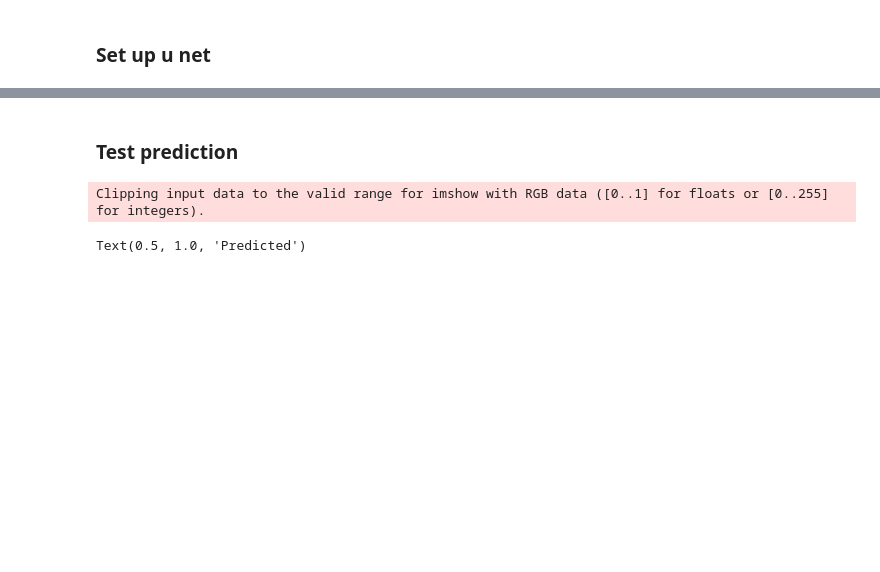
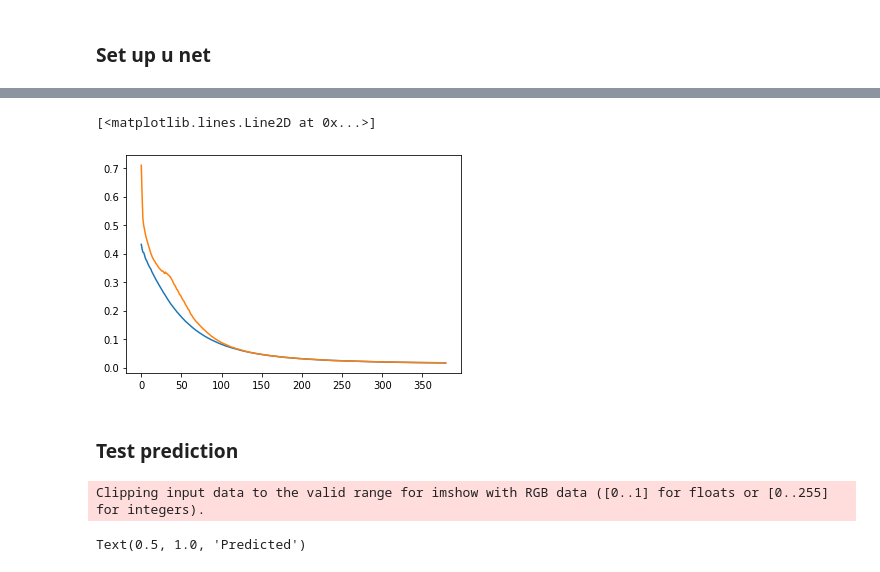
Before and after one commit to stianteien/M_DV_V2022, a Jupyter notebook: roofs_w_unet/roof_u-net.ipynb, the cells around one changed output, grey strips where cells are left out. Drawn from its saved outputs; the diff is of its cells as text; code cells hidden in the pictures; blank space fills up the shorter version.

```diff
--- a/roofs_w_unet/roof_u-net.ipynb
+++ b/roofs_w_unet/roof_u-net.ipynb
@@ -148,3 +170,9 @@ Epoch 2/2
+# %%
+plt.plot(h.history['loss'][20:])
+plt.plot(h.history['val_loss'][20:])
+# %% [output]
+[<matplotlib.lines.Line2D at 0x...>]
+[figure, added]
 # %% [markdown]
 ### Test prediction
 # %%
```
Also changed, not shown: parts of 10 cells of this notebook.
